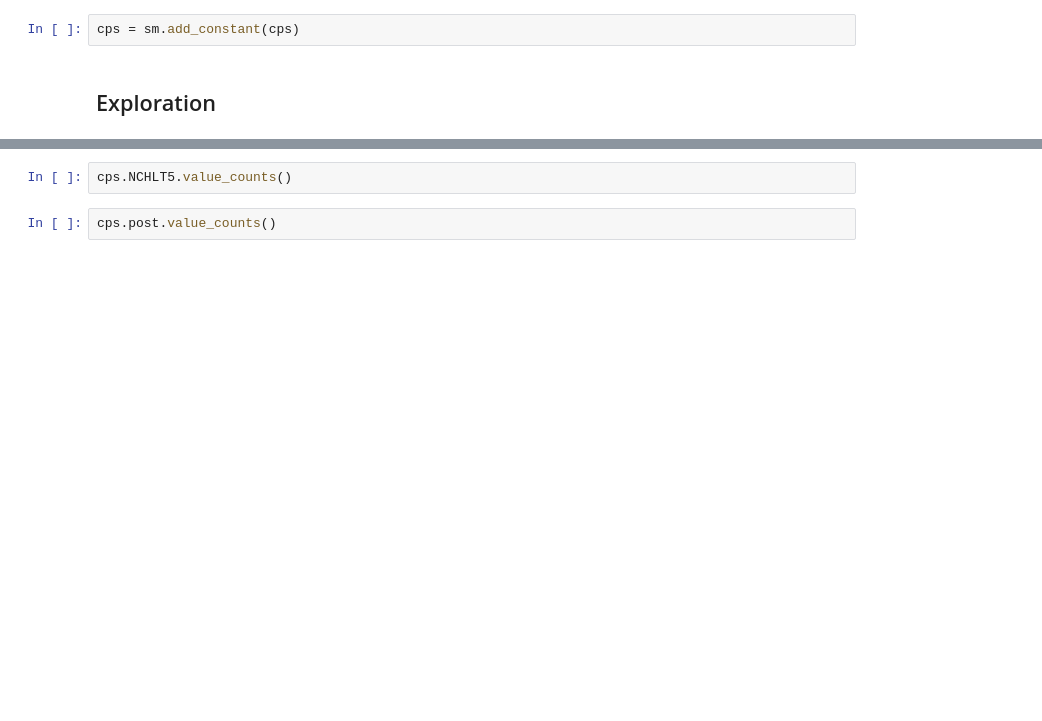
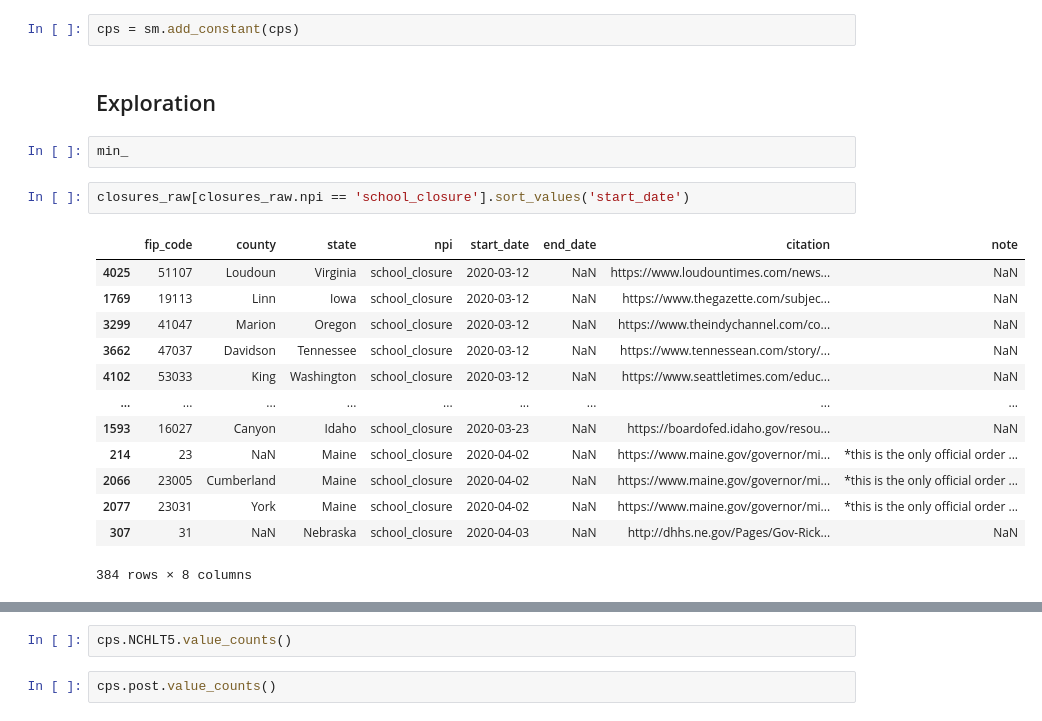
Before and after one commit to MaxGhenis/mit_1432, a Jupyter notebook: paper.ipynb, the cells around one changed output, grey strips where cells are left out. Cells and saved outputs as stored; diff of their text form; blank space fills up the shorter version.

```diff
--- a/paper.ipynb
+++ b/paper.ipynb
@@ -259,3 +129,21 @@ cps['cps_date_float'] = cps.cps_date.values.astype(float)
 cps = sm.add_constant(cps)
 # %% [markdown]
 ## Exploration
+# %%
+min_
+# %%
+closures_raw[closures_raw.npi == 'school_closure'].sort_values('start_date')
+# %% [output]
+|  | fip_code | county | state | npi | start_date | end_date | citation | note |
+| 4025 | 51107 | Loudoun | Virginia | school_closure | 2020-03-12 | NaN | https://www.loudountimes.com/news... | NaN |
+| 1769 | 19113 | Linn | Iowa | school_closure | 2020-03-12 | NaN | https://www.thegazette.com/subjec... | NaN |
+| 3299 | 41047 | Marion | Oregon | school_closure | 2020-03-12 | NaN | https://www.theindychannel.com/co... | NaN |
+| 3662 | 47037 | Davidson | Tennessee | school_closure | 2020-03-12 | NaN | https://www.tennessean.com/story/... | NaN |
+| 4102 | 53033 | King | Washington | school_closure | 2020-03-12 | NaN | https://www.seattletimes.com/educ... | NaN |
+| ... | ... | ... | ... | ... | ... | ... | ... | ... |
+| 1593 | 16027 | Canyon | Idaho | school_closure | 2020-03-23 | NaN | https://boardofed.idaho.gov/resou... | NaN |
+| 214 | 23 | NaN | Maine | school_closure | 2020-04-02 | NaN | https://www.maine.gov/governor/mi... | *this is the only official order ... |
+| 2066 | 23005 | Cumberland | Maine | school_closure | 2020-04-02 | NaN | https://www.maine.gov/governor/mi... | *this is the only official order ... |
+| 2077 | 23031 | York | Maine | school_closure | 2020-04-02 | NaN | https://www.maine.gov/governor/mi... | *this is the only official order ... |
+| 307 | 31 | NaN | Nebraska | school_closure | 2020-04-03 | NaN | http://dhhs.ne.gov/Pages/Gov-Rick... | NaN |
+384 rows × 8 columns
```
Also changed, not shown: parts of 46 cells of this notebook, 1 other file.
